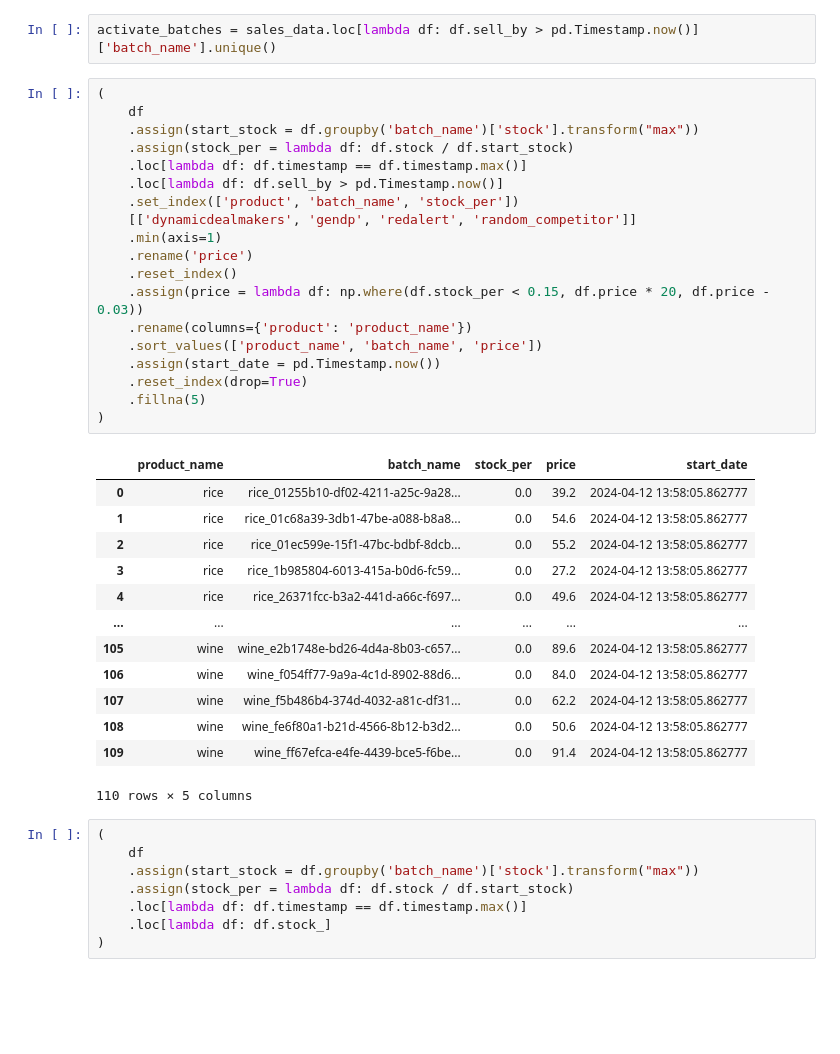
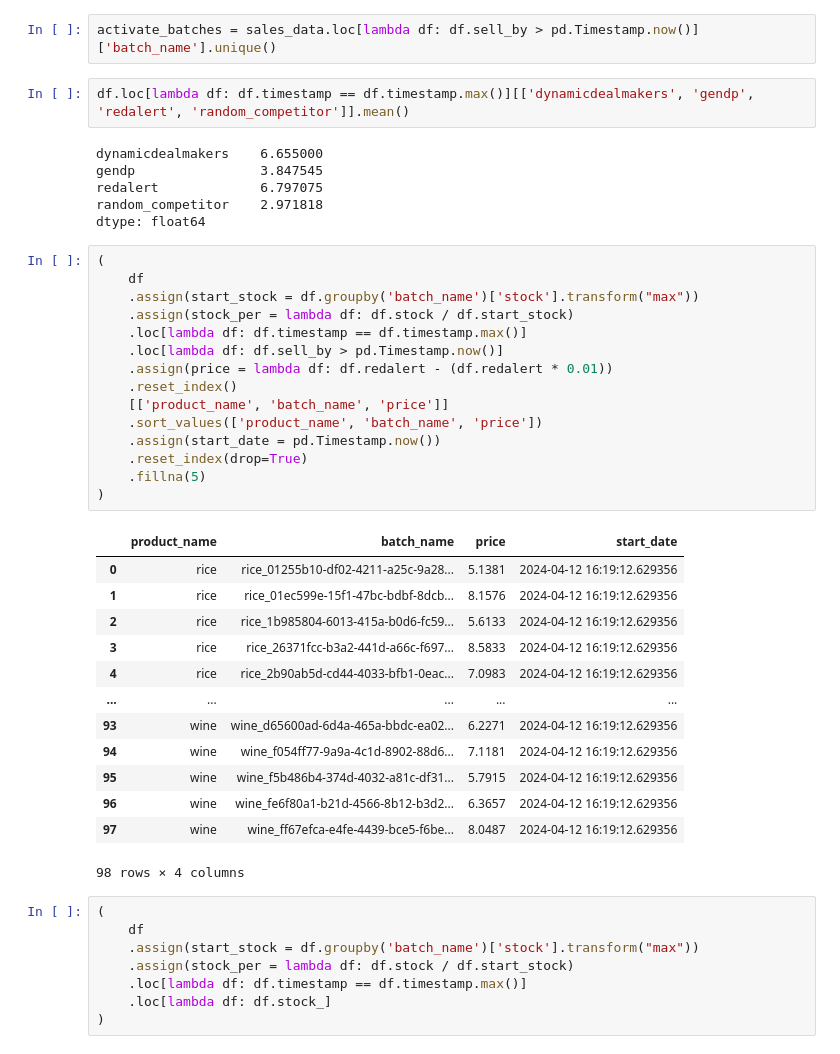
Before and after one commit to attiamani98/praice, a Jupyter notebook: fastapi/ml.ipynb, the cells around one changed output. Drawn from its saved outputs; the diff is of its cells as text; blank space fills up the shorter version.

```diff
--- a/fastapi/ml.ipynb
+++ b/fastapi/ml.ipynb
@@ -38,38 +19,42 @@ df
 # %%
 activate_batches = sales_data.loc[lambda df: df.sell_by > pd.Timestamp.now()]['batch_name'].unique()
+# %%
+df.loc[lambda df: df.timestamp == df.timestamp.max()][['dynamicdealmakers', 'gendp', 'redalert', 'random_competitor']].mean()
+# %% [output]
+dynamicdealmakers    6.655000
+gendp                3.847545
+redalert             6.797075
+random_competitor    2.971818
+dtype: float64
 # %%
 (
     df
     .assign(start_stock = df.groupby('batch_name')['stock'].transform("max"))
     .assign(stock_per = lambda df: df.stock / df.start_stock)
     .loc[lambda df: df.timestamp == df.timestamp.max()]
     .loc[lambda df: df.sell_by > pd.Timestamp.now()]
-    .set_index(['product', 'batch_name', 'stock_per'])
-    [['dynamicdealmakers', 'gendp', 'redalert', 'random_competitor']]
-    .min(axis=1)
-    .rename('price')
+    .assign(price = lambda df: df.redalert - (df.redalert * 0.01))
     .reset_index()
-    .assign(price = lambda df: np.where(df.stock_per < 0.15, df.price * 20, df.price - 0.03))
-    .rename(columns={'product': 'product_name'})
+    [['product_name', 'batch_name', 'price']]
     .sort_values(['product_name', 'batch_name', 'price'])
     .assign(start_date = pd.Timestamp.now())
     .reset_index(drop=True)
     .fillna(5)
 )
 # %% [output]
-|  | product_name | batch_name | stock_per | price | start_date |
-| 0 | rice | rice_01255b10-df02-4211-a25c-9a28... | 0.0 | 39.2 | 2024-04-12 13:58:05.862777 |
-| 1 | rice | rice_01c68a39-3db1-47be-a088-b8a8... | 0.0 | 54.6 | 2024-04-12 13:58:05.862777 |
-| 2 | rice | rice_01ec599e-15f1-47bc-bdbf-8dcb... | 0.0 | 55.2 | 2024-04-12 13:58:05.862777 |
-| 3 | rice | rice_1b985804-6013-415a-b0d6-fc59... | 0.0 | 27.2 | 2024-04-12 13:58:05.862777 |
-| 4 | rice | rice_26371fcc-b3a2-441d-a66c-f697... | 0.0 | 49.6 | 2024-04-12 13:58:05.862777 |
-| ... | ... | ... | ... | ... | ... |
-| 105 | wine | wine_e2b1748e-bd26-4d4a-8b03-c657... | 0.0 | 89.6 | 2024-04-12 13:58:05.862777 |
-| 106 | wine | wine_f054ff77-9a9a-4c1d-8902-88d6... | 0.0 | 84.0 | 2024-04-12 13:58:05.862777 |
-| 107 | wine | wine_f5b486b4-374d-4032-a81c-df31... | 0.0 | 62.2 | 2024-04-12 13:58:05.862777 |
-| 108 | wine | wine_fe6f80a1-b21d-4566-8b12-b3d2... | 0.0 | 50.6 | 2024-04-12 13:58:05.862777 |
-| 109 | wine | wine_ff67efca-e4fe-4439-bce5-f6be... | 0.0 | 91.4 | 2024-04-12 13:58:05.862777 |
+|  | product_name | batch_name | price | start_date |
+| 0 | rice | rice_01255b10-df02-4211-a25c-9a28... | 5.1381 | 2024-04-12 16:19:12.629356 |
+| 1 | rice | rice_01ec599e-15f1-47bc-bdbf-8dcb... | 8.1576 | 2024-04-12 16:19:12.629356 |
+| 2 | rice | rice_1b985804-6013-415a-b0d6-fc59... | 5.6133 | 2024-04-12 16:19:12.629356 |
+| 3 | rice | rice_26371fcc-b3a2-441d-a66c-f697... | 8.5833 | 2024-04-12 16:19:12.629356 |
+| 4 | rice | rice_2b90ab5d-cd44-4033-bfb1-0eac... | 7.0983 | 2024-04-12 16:19:12.629356 |
+| ... | ... | ... | ... | ... |
+| 93 | wine | wine_d65600ad-6d4a-465a-bbdc-ea02... | 6.2271 | 2024-04-12 16:19:12.629356 |
+| 94 | wine | wine_f054ff77-9a9a-4c1d-8902-88d6... | 7.1181 | 2024-04-12 16:19:12.629356 |
+| 95 | wine | wine_f5b486b4-374d-4032-a81c-df31... | 5.7915 | 2024-04-12 16:19:12.629356 |
+| 96 | wine | wine_fe6f80a1-b21d-4566-8b12-b3d2... | 6.3657 | 2024-04-12 16:19:12.629356 |
+| 97 | wine | wine_ff67efca-e4fe-4439-bce5-f6be... | 8.0487 | 2024-04-12 16:19:12.629356 |
-110 rows × 5 columns
+98 rows × 4 columns
 # %%
 (
     df
```
Also changed, not shown: parts of 2 cells of this notebook, 4 other files.
